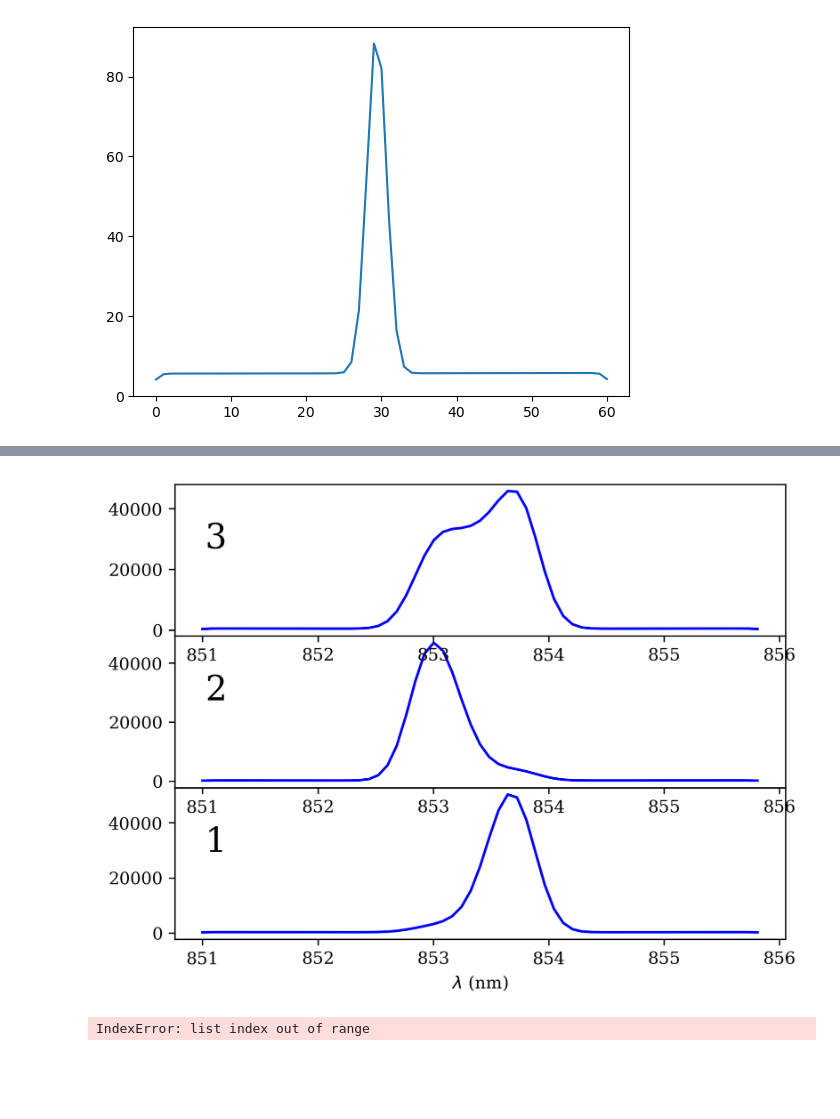
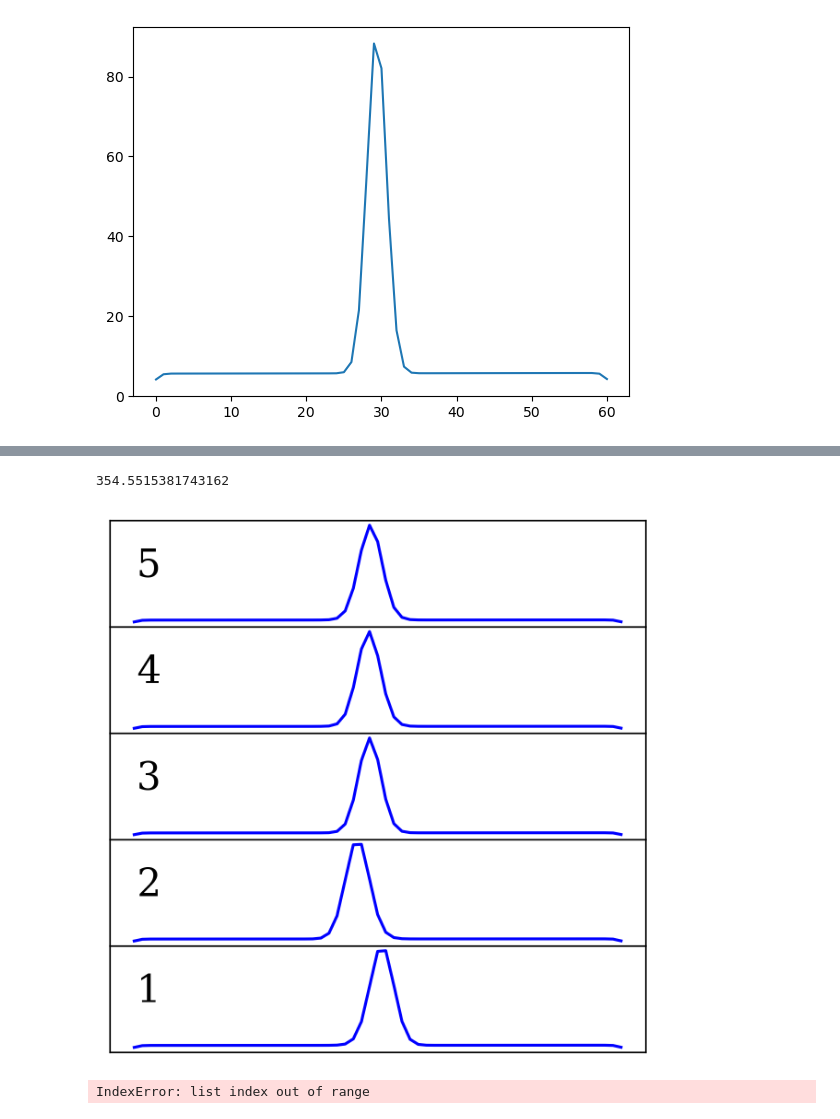
Before and after one commit to KinematicLensing/kl-nn, a Jupyter notebook: data_generate/notebooks/test_training_data.ipynb, the cells around one changed output, grey strips where cells are left out. Saved outputs shown, nothing was run; the diff lists cells and outputs as text; code cells hidden in the pictures; blank space fills up the shorter version.

```diff
--- a/data_generate/notebooks/test_training_data.ipynb
+++ b/data_generate/notebooks/test_training_data.ipynb
@@ -337,14 +307,0 @@ plt.show()
-# %%
-for i in range(10):
-    # snr = 10
-    hdu = fits.open(join(fits_dir, f'part_1/gal_{i}.fits'))
-    img = hdu[6].data
-    mask = img > 0.1*np.max(img)
-    npix = np.sum(mask)
-    signal = np.sum(img)
-    # old_sigma = np.sqrt(signal/npix/snr)
-    # sigma = signal/snr/npix**0.5
-    snr = signal/(sigma*npix**0.5)
-    old_snr = signal/npix/sigma**2
-    # print(sigma, old_sigma)
-    print(snr, old_snr)
@@ -370,8 +316,11 @@ offsets = [np.array([hdu[i].header['FIBERDX'], hdu[i].header['FIBERDY']]) for i
 # %%
 plt.rcParams.update({"text.usetex": False, "font.family": "serif", "figure.dpi": 300})
 ax = plt.figure().add_subplot()
-image_data = hdu[6].data
+noise = np.random.normal(size=(48,48)) * 5
+image_data = hdu[6].data + noise
 ax.imshow(image_data, cmap='gray')
+ax.set_xticks([])
+ax.set_yticks([])
 
 for j in range(5):
     x, y = offsets[j]
@@ -394,24 +338,35 @@ plt.plot(image_data[24])
+# %%
+image_data.max()
+# %% [output]
+354.5515381743162
 # %%
-hdu = fits.open(join(fits_dir, f'part_1/gal_{i}.fits'))
+hdu = fits.open(join(fits_dir, f'part_1/gal_{ID}.fits'))
+lamb = np.linspace(850, 855, 61)
 spec_data = hdu[1].data
-ax = plt.figure().add_subplot()
+ax = plt.figure(figsize=(5,5)).add_subplot()
 plt.sca(ax)
 ax.plot(lamb, spec_data, color='blue')
 ax.text(0.05, 0.75, '1', horizontalalignment='left', verticalalignment='top', transform = ax.transAxes, fontsize=20)
 # ax.set_ylim(0, 70)
-ax.set_xlabel(r'$\lambda$ (nm)')
+# ax.set_xlabel(r'$\lambda$ (nm)')
 divider = make_axes_locatable(ax)
+ax.set_xticks([])
+ax.set_yticks([])
 
-for j in range(2):
+for j in range(4):
     index = j+2
     spec_data = hdu[index].data
     ax1 = divider.append_axes("top", size="100%", pad=0, sharex=ax)
     ax1.plot(lamb, spec_data, color='blue')
     ax1.text(0.05, 0.75, f'{j+2}', horizontalalignment='left', verticalalignment='top', transform = ax1.transAxes, fontsize=20)
-    #ax1.set_xticklabels([])
+    ax1.set_xticks([])
+    ax1.set_yticks([])
     # ax1.set_ylim(0, 70)
+
+plt.savefig(join(fig_dir, f'data/spec_{ID}.png'), dpi=300)
+plt.show()
 # %% [output]
-[figure, old version]
+[figure, new version]
 # %%
 plt.rcParams.update({"text.usetex": False, "font.family": "serif", "figure.dpi": 300})
 fig = plt.figure(figsize=(12, 6))
```
Also changed, not shown: parts of 11 cells of this notebook, 20 other files.
